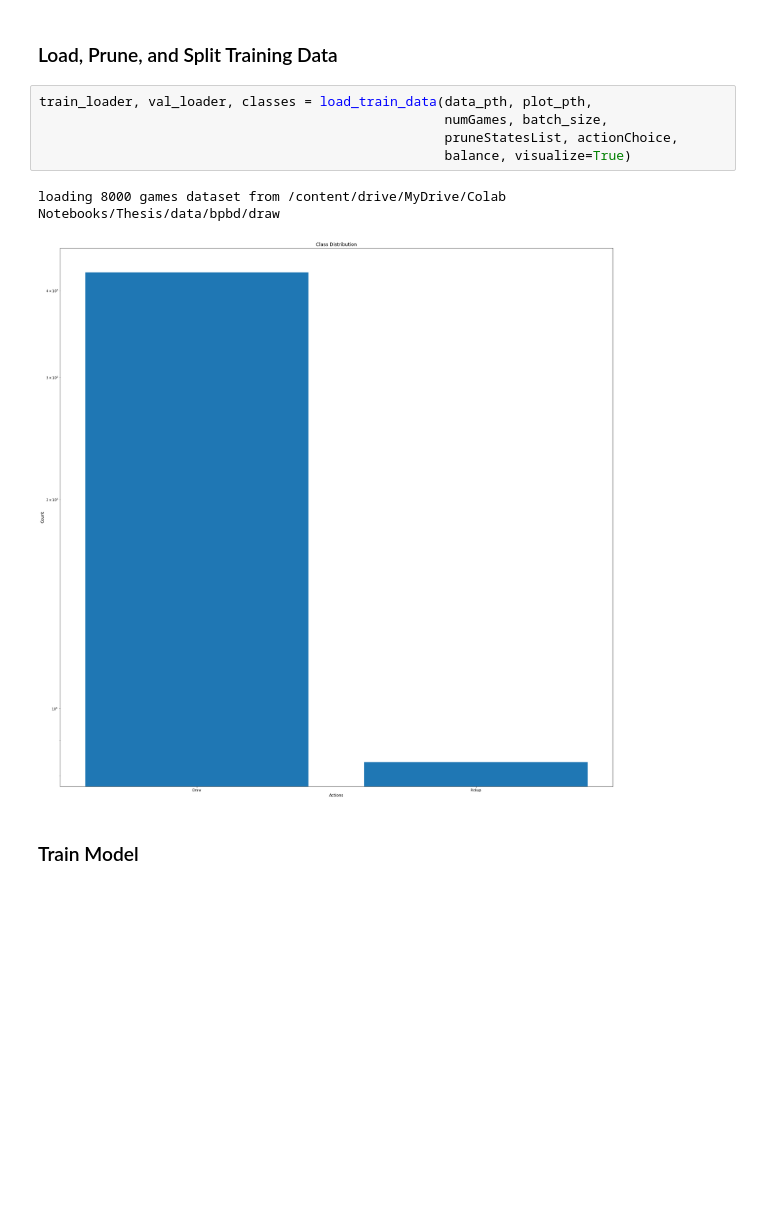
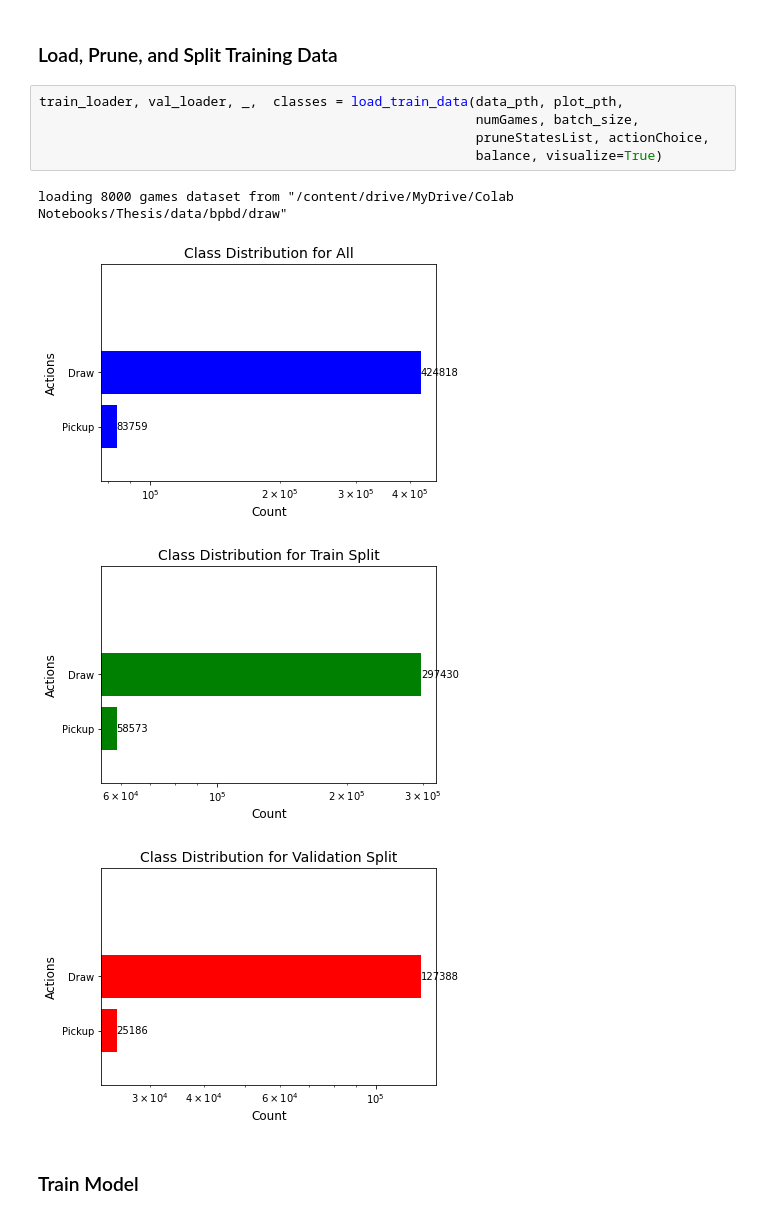
Before and after one commit to tancalv2/PretrainGinRummy, a Jupyter notebook: train/draw.ipynb, the cells around one changed output. Drawn from its saved outputs; the diff is of its cells as text; blank space fills up the shorter version.

Commit message:
Update data distribution plots

```diff
--- a/train/draw.ipynb
+++ b/train/draw.ipynb
@@ -118,13 +120,15 @@ data_pth, model_pth, plot_pth = create_dir(pth, state, action, model_name)
 # %% [markdown]
 ### Load, Prune, and Split Training Data
 # %%
-train_loader, val_loader, classes = load_train_data(data_pth, plot_pth,
-                                                    numGames, batch_size,
-                                                    pruneStatesList, actionChoice,
-                                                    balance, visualize=True)
+train_loader, val_loader, _,  classes = load_train_data(data_pth, plot_pth,
+                                                        numGames, batch_size,
+                                                        pruneStatesList, actionChoice,
+                                                        balance, visualize=True)
 # %% [output]
-loading 8000 games dataset from /content/drive/MyDrive/Colab Notebooks/Thesis/data/bpbd/draw
+loading 8000 games dataset from "/content/drive/MyDrive/Colab Notebooks/Thesis/data/bpbd/draw"
-[figure, old version]
+[figure, new version]
+[figure, added]
+[figure, added]
 # %% [markdown]
 ### Train Model
 # %%
```
Also changed, not shown: parts of 3 cells of this notebook, 27 other files.
